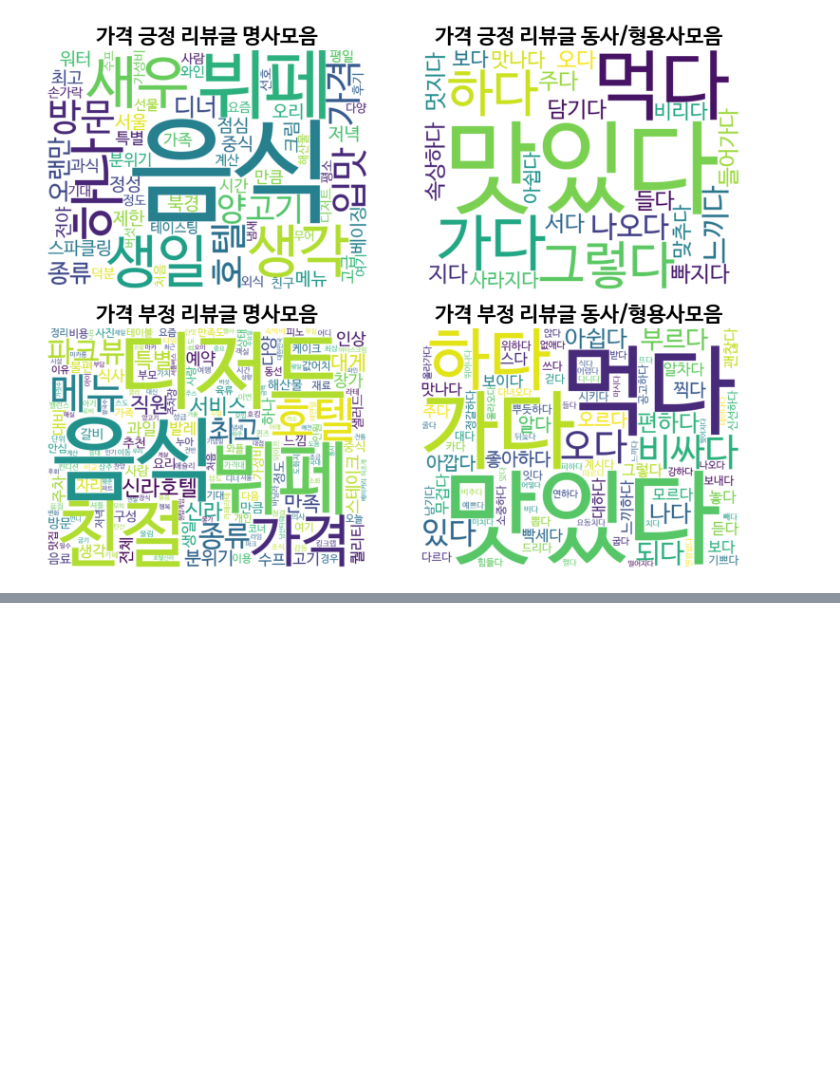
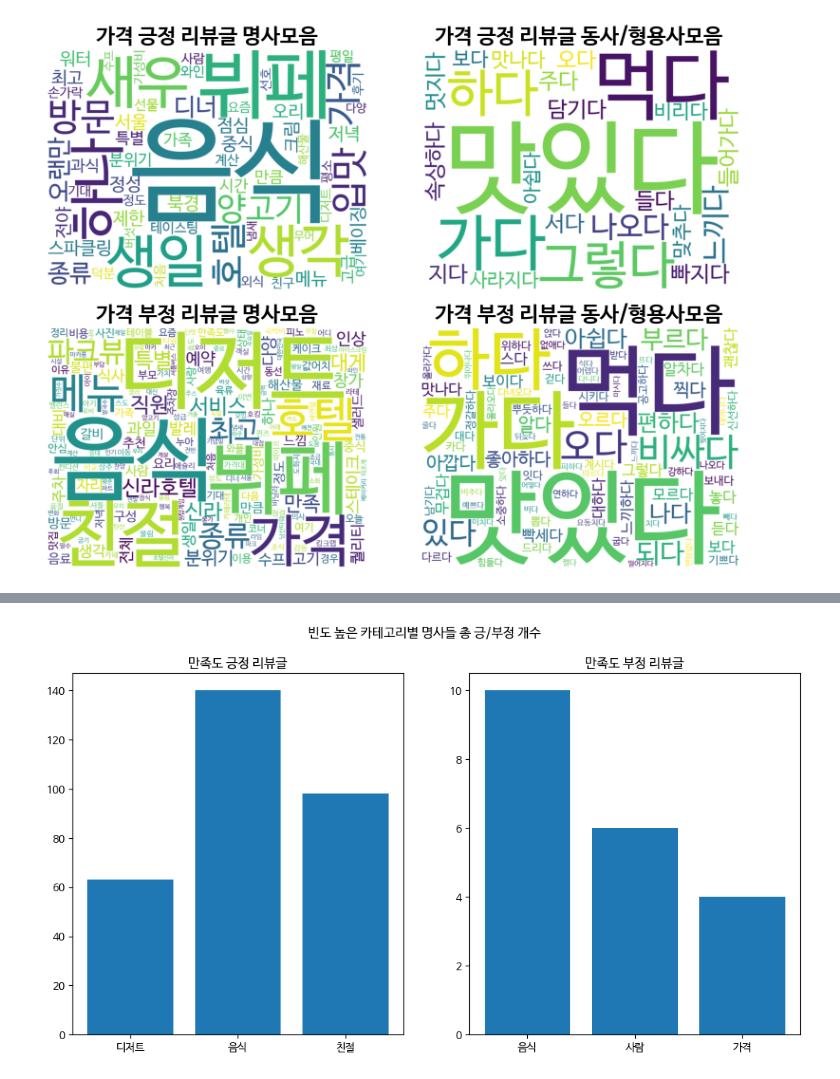
Before and after one commit to baedori99/Restaurant_Review, a Jupyter notebook: Review_Analyzer/Data_Analyze/analyzer.ipynb, the cells around one changed output, grey strips where cells are left out. Saved outputs shown, nothing was run; the diff lists cells and outputs as text; code cells hidden in the pictures; blank space fills up the shorter version.

```diff
--- a/Review_Analyzer/Data_Analyze/analyzer.ipynb
+++ b/Review_Analyzer/Data_Analyze/analyzer.ipynb
@@ -764,0 +1136,51 @@ plt.show()
+# %%
+# 평가 개수 구하기
+satisfy_pos_dessert_emo = emotion_eval_counts(satisfy_positive_parse_review, "긍정_디저트")
+satisfy_pos_food_emo = emotion_eval_counts(satisfy_positive_parse_review, "긍정_음식")
+satisfy_pos_kindness_emo = emotion_eval_counts(satisfy_positive_parse_review, "긍정_친절")
+
+satisfy_neg_food_emo = emotion_eval_counts(satisfy_negative_parse_review, "부정_음식")
+satisfy_neg_customer_emo = emotion_eval_counts(satisfy_negative_parse_review, "부정_사람")
+satisfy_neg_price_emo = emotion_eval_counts(satisfy_negative_parse_review, "부정_가격")
+
+
+# 긍정 + 부정 평가 개수 구하기
+satisfy_pos_dessert_total = satisfy_pos_dessert_emo["긍정"] + satisfy_pos_dessert_emo["부정"]
+satisfy_pos_food_total = satisfy_pos_food_emo["긍정"] + satisfy_pos_food_emo["부정"]
+satisfy_pos_kindness_total = satisfy_pos_kindness_emo["긍정"] + satisfy_pos_kindness_emo["부정"]
+
+satisfy_neg_food_total = satisfy_neg_food_emo["긍정"] + satisfy_neg_food_emo["부정"]
+satisfy_neg_customer_total = satisfy_neg_customer_emo["긍정"] + satisfy_neg_customer_emo["부정"]
+satisfy_neg_price_emo_total = satisfy_neg_price_emo["부정"]
+# %%
+x_positive = np.arange(3)
+satisfy_pos_dessert_emo = satisfy_pos_dessert_total
+satisfy_pos_food_emo = satisfy_pos_food_total
+satisfy_pos_kindness_emo = satisfy_pos_kindness_total
+
+x_negative = np.arange(3)
+satisfy_neg_food_emo = satisfy_neg_food_total
+satisfy_neg_customer_emo = satisfy_neg_customer_total
+satisfy_neg_price_emo = satisfy_neg_price_emo_total
+
+fig, ax = plt.subplots(1,2, figsize=(12, 6))
+
+y_s_pos_axis = [satisfy_pos_dessert_emo,satisfy_pos_food_emo,satisfy_pos_kindness_emo]
+x_s_pos_axis = ["디저트","음식","친절"]
+ax[0].bar(x_positive,y_s_pos_axis)
+ax[0].set_xticks(x_positive)
+ax[0].set_xticklabels(x_s_pos_axis)
+ax[0].set_title("만족도 긍정 리뷰글")
+
+
+y_s_neg_axis = [satisfy_neg_food_emo,satisfy_neg_customer_emo,satisfy_neg_price_emo]
+x_s_neg_axis = ["음식","사람","가격"]
+ax[1].bar(x_negative,y_s_neg_axis)
+ax[1].set_xticks(x_negative)
+ax[1].set_xticklabels(x_s_neg_axis)
+ax[1].set_title("만족도 부정 리뷰글")
+
+plt.suptitle("빈도 높은 카테고리별 명사들 총 긍/부정 개수")
+plt.show()
+# %% [output]
+[figure, added]
```
Also changed, not shown: parts of 41 cells of this notebook, 5 other files.
